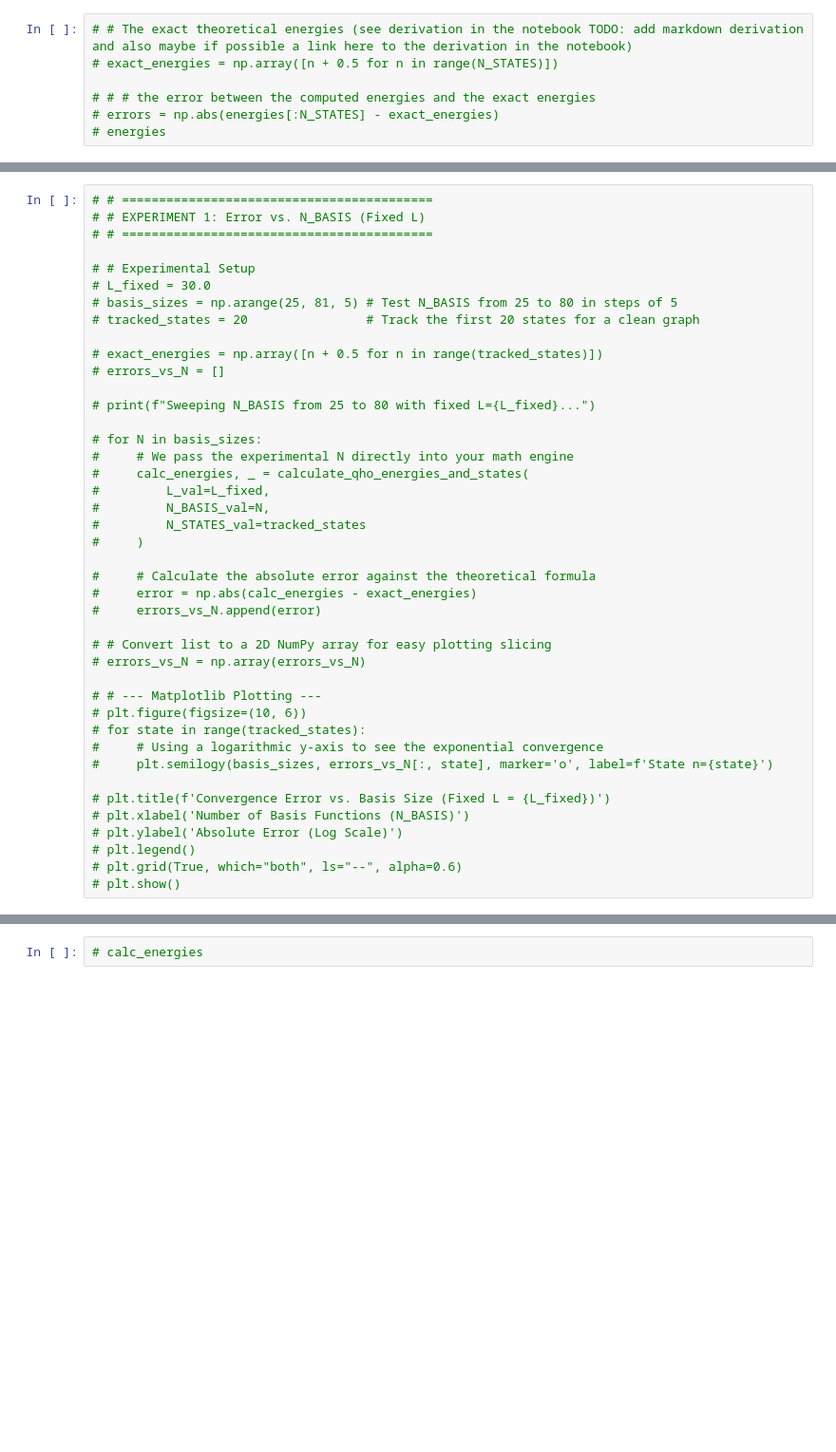
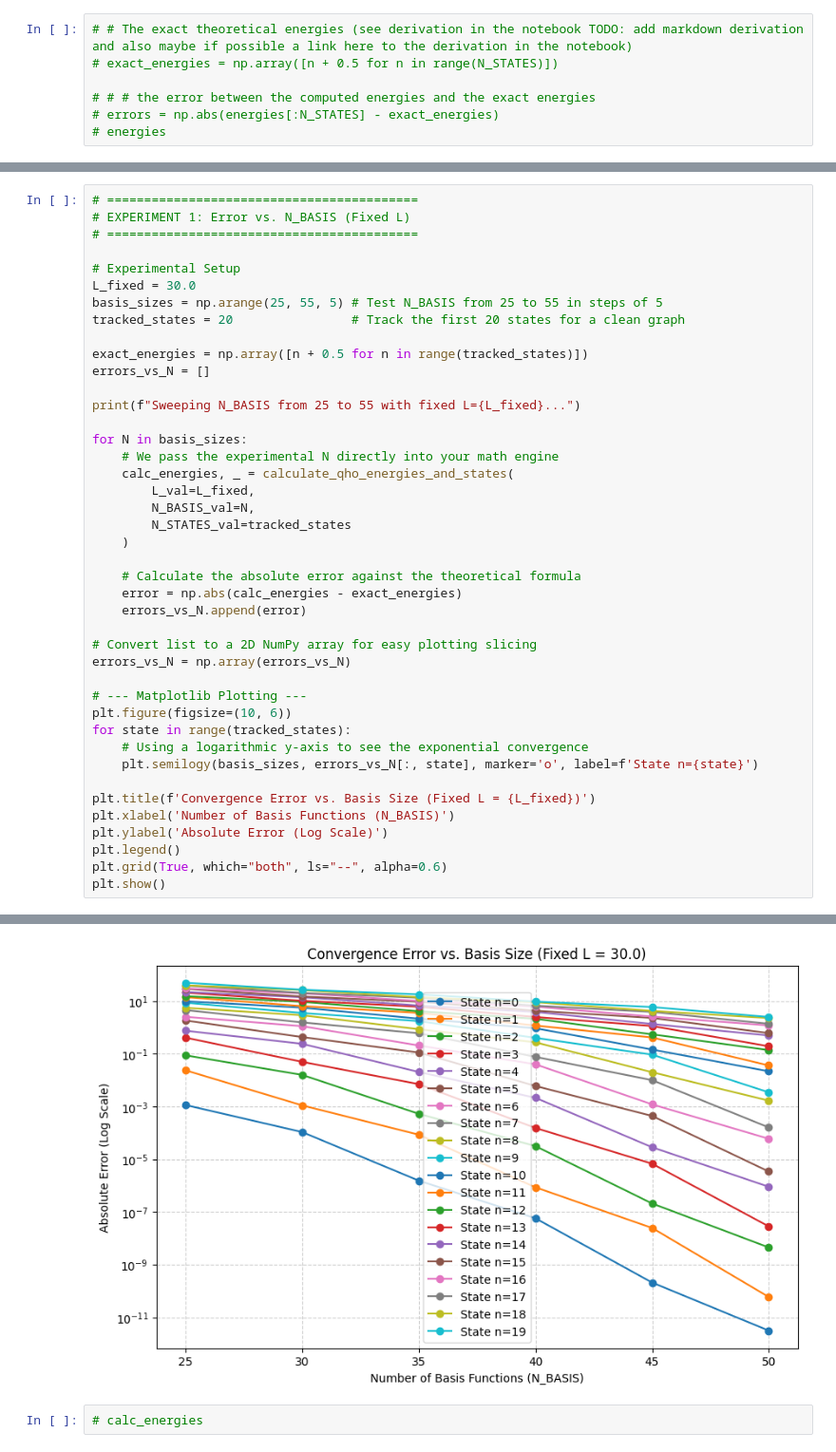
Before and after one commit to GalD101/variational_method_QHO_Project, a Jupyter notebook: QHO_Variational_Method.ipynb, the cells around one changed output, grey strips where cells are left out. Shown at 95% size. Cells and saved outputs as stored; diff of their text form; blank space fills up the shorter version.

Commit message:
weird non monotonic graph

```diff
--- a/QHO_Variational_Method.ipynb
+++ b/QHO_Variational_Method.ipynb
@@ -428,42 +430,43 @@ print("Absolute Errors:   ", errors)
 # %%
-# # ==========================================
-# # EXPERIMENT 1: Error vs. N_BASIS (Fixed L)
-# # ==========================================
+# ==========================================
+# EXPERIMENT 1: Error vs. N_BASIS (Fixed L)
+# ==========================================
 
-# # Experimental Setup
-# L_fixed = 30.0
-# basis_sizes = np.arange(25, 81, 5) # Test N_BASIS from 25 to 80 in steps of 5
-# tracked_states = 20                # Track the first 20 states for a clean graph
+# Experimental Setup
+L_fixed = 30.0
+basis_sizes = np.arange(25, 55, 5) # Test N_BASIS from 25 to 55 in steps of 5
+tracked_states = 20                # Track the first 20 states for a clean graph
 
-# exact_energies = np.array([n + 0.5 for n in range(tracked_states)])
-# errors_vs_N = []
+exact_energies = np.array([n + 0.5 for n in range(tracked_states)])
+errors_vs_N = []
 
-# print(f"Sweeping N_BASIS from 25 to 80 with fixed L={L_fixed}...")
+print(f"Sweeping N_BASIS from 25 to 55 with fixed L={L_fixed}...")
 
-# for N in basis_sizes:
-#     # We pass the experimental N directly into your math engine
-#     calc_energies, _ = calculate_qho_energies_and_states(
-#         L_val=L_fixed,
-#         N_BASIS_val=N,
-#         N_STATES_val=tracked_states
-#     )
+for N in basis_sizes:
+    # We pass the experimental N directly into your math engine
+    calc_energies, _ = calculate_qho_energies_and_states(
+        L_val=L_fixed,
+        N_BASIS_val=N,
+        N_STATES_val=tracked_states
+    )
 
-#     # Calculate the absolute error against the theoretical formula
-#     error = np.abs(calc_energies - exact_energies)
-#     errors_vs_N.append(error)
+    # Calculate the absolute error against the theoretical formula
+    error = np.abs(calc_energies - exact_energies)
+    errors_vs_N.append(error)
 
-# # Convert list to a 2D NumPy array for easy plotting slicing
-# errors_vs_N = np.array(errors_vs_N)
+# Convert list to a 2D NumPy array for easy plotting slicing
+errors_vs_N = np.array(errors_vs_N)
 
-# # --- Matplotlib Plotting ---
-# plt.figure(figsize=(10, 6))
-# for state in range(tracked_states):
-#     # Using a logarithmic y-axis to see the exponential convergence
-#     plt.semilogy(basis_sizes, errors_vs_N[:, state], marker='o', label=f'State n={state}')
+# --- Matplotlib Plotting ---
+plt.figure(figsize=(10, 6))
+for state in range(tracked_states):
+    # Using a logarithmic y-axis to see the exponential convergence
+    plt.semilogy(basis_sizes, errors_vs_N[:, state], marker='o', label=f'State n={state}')
 
-# plt.title(f'Convergence Error vs. Basis Size (Fixed L = {L_fixed})')
-# plt.xlabel('Number of Basis Functions (N_BASIS)')
-# plt.ylabel('Absolute Error (Log Scale)')
-# plt.legend()
-# plt.grid(True, which="both", ls="--", alpha=0.6)
-# plt.show()
+plt.title(f'Convergence Error vs. Basis Size (Fixed L = {L_fixed})')
+plt.xlabel('Number of Basis Functions (N_BASIS)')
+plt.ylabel('Absolute Error (Log Scale)')
+plt.legend()
+plt.grid(True, which="both", ls="--", alpha=0.6)
+plt.show()
+# %% [output]
@@ -470,3 +474,4 @@ print("Absolute Errors:   ", errors)
+[figure, added]
 # %%
 # calc_energies
 # %%
```
Also changed, not shown: parts of 5 cells of this notebook.
